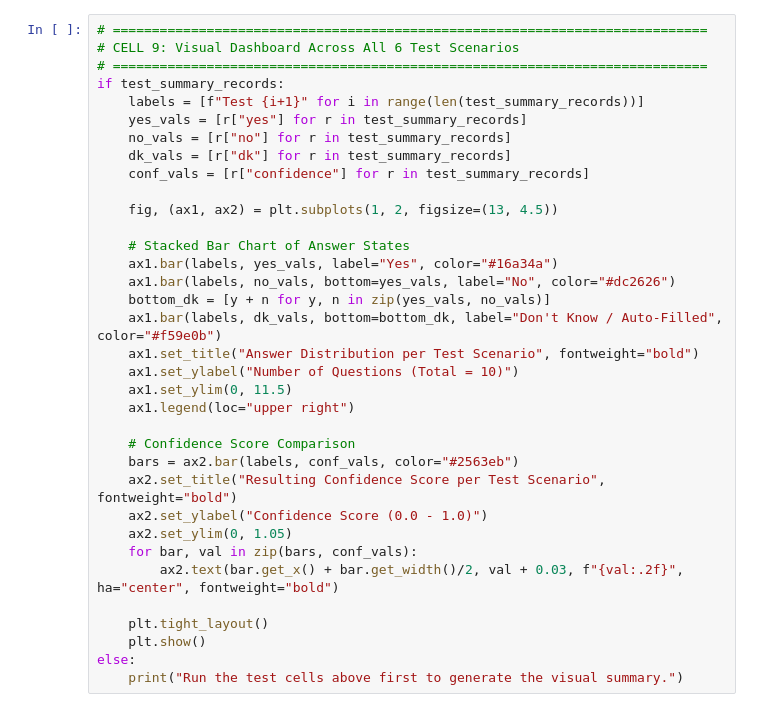
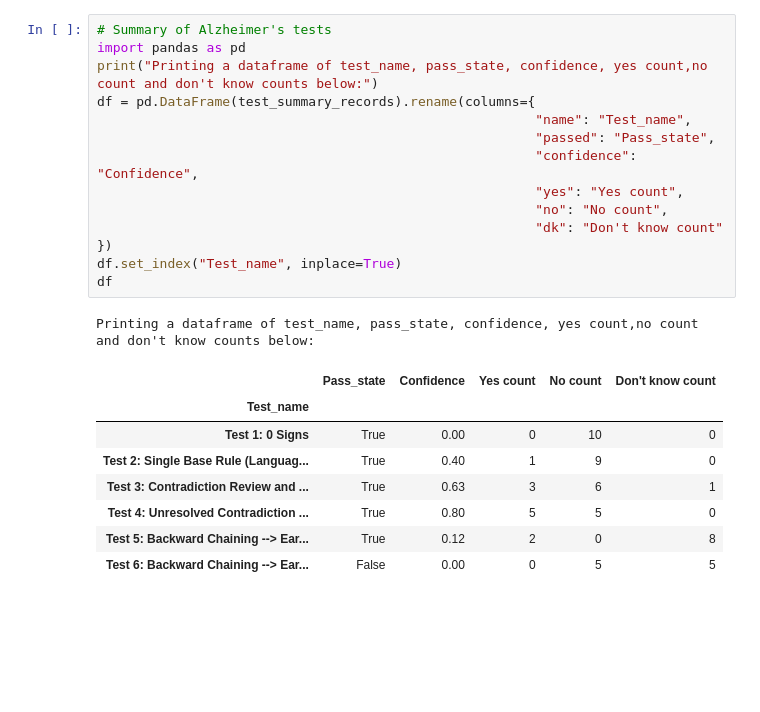
Before and after one commit to minazuki799/AI-Project, a Jupyter notebook: test.ipynb, the cells around one changed output. Cells and saved outputs as stored; diff of their text form; blank space fills up the shorter version.

Commit message:
Completed test.ipynb for alzheimers

```diff
--- a/test.ipynb
+++ b/test.ipynb
@@ -382,35 +353,24 @@ run_visual_test(
-# %%
-# ============================================================================
-# CELL 9: Visual Dashboard Across All 6 Test Scenarios
-# ============================================================================
-if test_summary_records:
-    labels = [f"Test {i+1}" for i in range(len(test_summary_records))]
-    yes_vals = [r["yes"] for r in test_summary_records]
-    no_vals = [r["no"] for r in test_summary_records]
-    dk_vals = [r["dk"] for r in test_summary_records]
-    conf_vals = [r["confidence"] for r in test_summary_records]
-
-    fig, (ax1, ax2) = plt.subplots(1, 2, figsize=(13, 4.5))
-
-    # Stacked Bar Chart of Answer States
-    ax1.bar(labels, yes_vals, label="Yes", color="#16a34a")
-    ax1.bar(labels, no_vals, bottom=yes_vals, label="No", color="#dc2626")
-    bottom_dk = [y + n for y, n in zip(yes_vals, no_vals)]
-    ax1.bar(labels, dk_vals, bottom=bottom_dk, label="Don't Know / Auto-Filled", color="#f59e0b")
-    ax1.set_title("Answer Distribution per Test Scenario", fontweight="bold")
-    ax1.set_ylabel("Number of Questions (Total = 10)")
-    ax1.set_ylim(0, 11.5)
-    ax1.legend(loc="upper right")
-
-    # Confidence Score Comparison
-    bars = ax2.bar(labels, conf_vals, color="#2563eb")
-    ax2.set_title("Resulting Confidence Score per Test Scenario", fontweight="bold")
-    ax2.set_ylabel("Confidence Score (0.0 - 1.0)")
-    ax2.set_ylim(0, 1.05)
-    for bar, val in zip(bars, conf_vals):
-        ax2.text(bar.get_x() + bar.get_width()/2, val + 0.03, f"{val:.2f}", ha="center", fontweight="bold")
-
-    plt.tight_layout()
-    plt.show()
-else:
-    print("Run the test cells above first to generate the visual summary.")
+# %%
+# Summary of Alzheimer's tests
+import pandas as pd
+print("Printing a dataframe of test_name, pass_state, confidence, yes count,no count and don't know counts below:")
+df = pd.DataFrame(test_summary_records).rename(columns={
+                                                        "name": "Test_name",
+                                                        "passed": "Pass_state",
+                                                        "confidence": "Confidence",
+                                                        "yes": "Yes count",
+                                                        "no": "No count",
+                                                        "dk": "Don't know count"
+})
+df.set_index("Test_name", inplace=True)
+df
+# %% [output]
+Printing a dataframe of test_name, pass_state, confidence, yes count,no count and don't know counts below:
+|  | Pass_state | Confidence | Yes count | No count | Don't know count |
+| Test_name |  |  |  |  |  |
+| Test 1: 0 Signs | True | 0.00 | 0 | 10 | 0 |
+| Test 2: Single Base Rule (Languag... | True | 0.40 | 1 | 9 | 0 |
+| Test 3: Contradiction Review and ... | True | 0.63 | 3 | 6 | 1 |
+| Test 4: Unresolved Contradiction ... | True | 0.80 | 5 | 5 | 0 |
+| Test 5: Backward Chaining --> Ear... | True | 0.12 | 2 | 0 | 8 |
+| Test 6: Backward Chaining --> Ear... | False | 0.00 | 0 | 5 | 5 |
```
Also changed, not shown: parts of 12 cells of this notebook, 2 other files.
